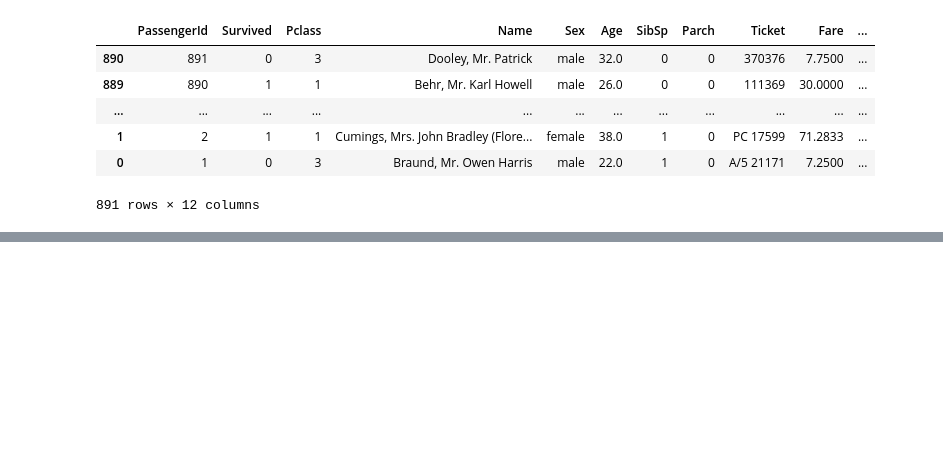
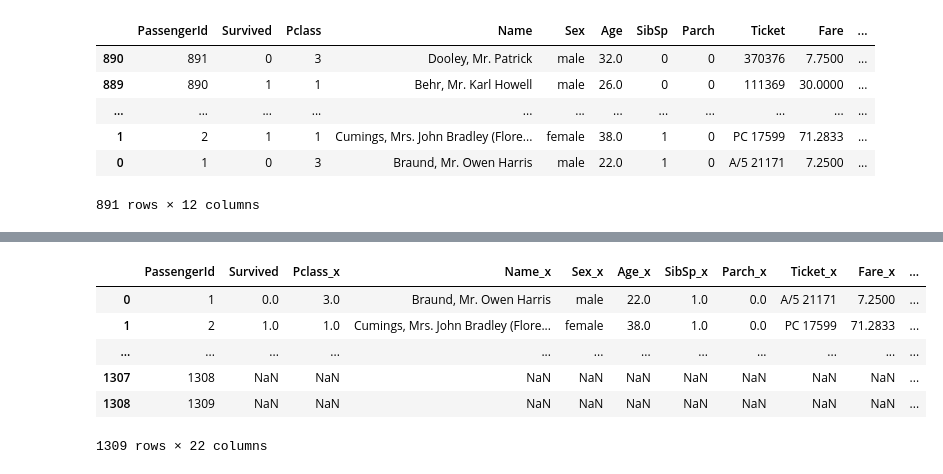
Before and after one commit to sandeshshrestha-git/ds-sprint, a Jupyter notebook: Pandas/pandas.ipynb, the cells around one changed output, grey strips where cells are left out. Drawn from its saved outputs; the diff is of its cells as text; code cells hidden in the pictures; blank space fills up the shorter version.

```diff
--- a/Pandas/pandas.ipynb
+++ b/Pandas/pandas.ipynb
@@ -631,0 +643,11 @@ survival_rate
+# %%
+merged_titanic = titanic_test.merge(titanic_train, on = "PassengerId", how = 'outer') # <-- because there are no matching rows
+merged_titanic
+# %% [output]
+|  | PassengerId | Survived | Pclass_x | Name_x | Sex_x | Age_x | SibSp_x | Parch_x | Ticket_x | Fare_x | ... |
+| 0 | 1 | 0.0 | 3.0 | Braund, Mr. Owen Harris | male | 22.0 | 1.0 | 0.0 | A/5 21171 | 7.2500 | ... |
+| 1 | 2 | 1.0 | 1.0 | Cumings, Mrs. John Bradley (Flore... | female | 38.0 | 1.0 | 0.0 | PC 17599 | 71.2833 | ... |
+| ... | ... | ... | ... | ... | ... | ... | ... | ... | ... | ... | ... |
+| 1307 | 1308 | NaN | NaN | NaN | NaN | NaN | NaN | NaN | NaN | NaN | ... |
+| 1308 | 1309 | NaN | NaN | NaN | NaN | NaN | NaN | NaN | NaN | NaN | ... |
+1309 rows × 22 columns
```
Also changed, not shown: parts of 3 cells of this notebook.
